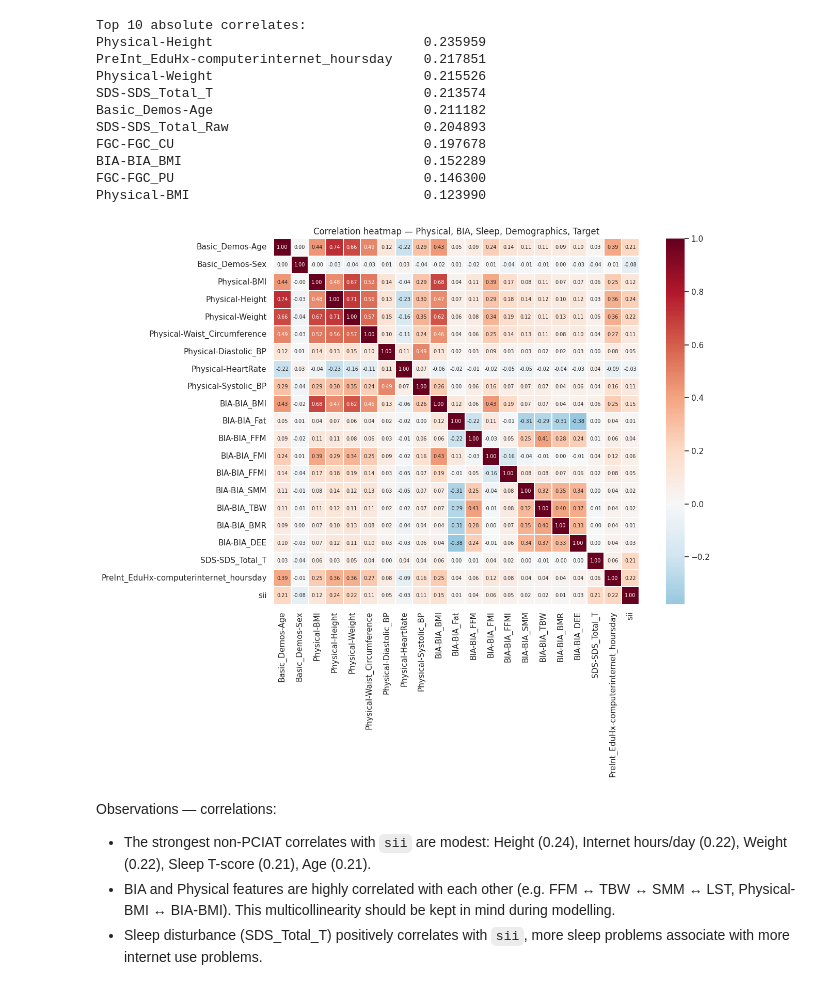
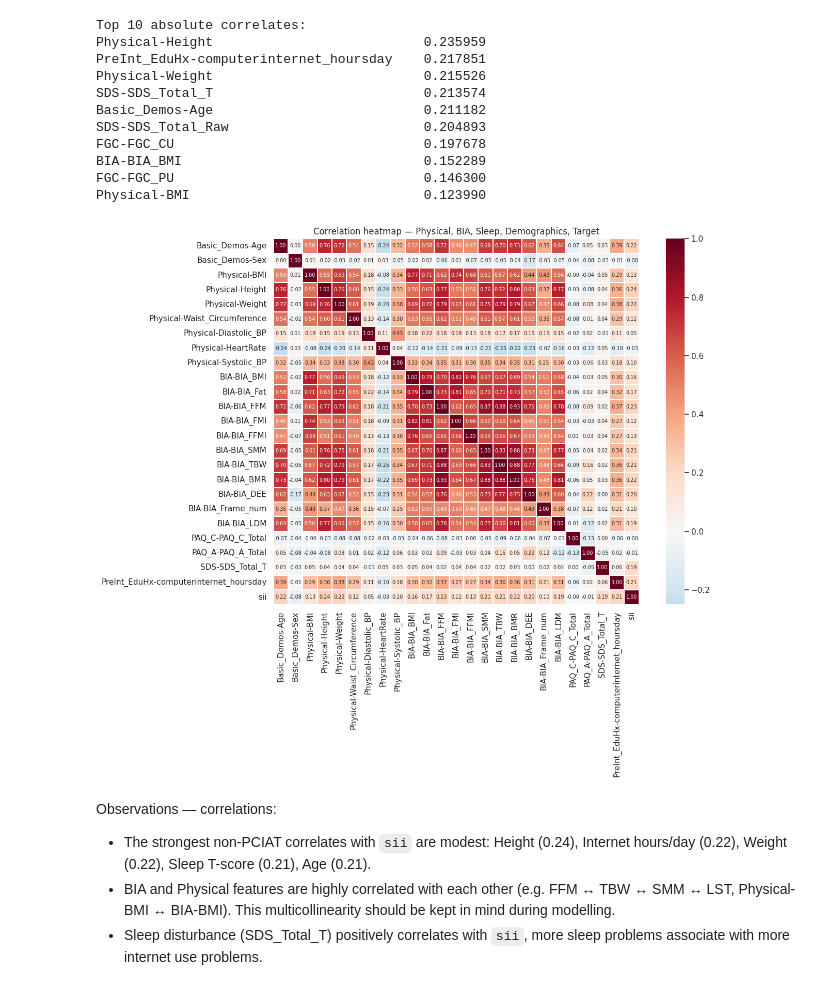
Before and after one commit to GiulioBartoloni/DataMining2, a Jupyter notebook: CMI/src/module_0.ipynb, the cells around one changed output. Saved outputs shown, nothing was run; the diff lists cells and outputs as text; code cells hidden in the pictures.

```diff
--- a/CMI/src/module_0.ipynb
+++ b/CMI/src/module_0.ipynb
@@ -249,26 +249,26 @@ Physical-BMI                              0.123990
 # %%
 # Correlation heatmap among feature groups (Physical + BIA + FGC + Demographics)
 keep_for_heatmap = [
     "Basic_Demos-Age", "Basic_Demos-Sex",
     "Physical-BMI", "Physical-Height", "Physical-Weight",
     "Physical-Waist_Circumference", "Physical-Diastolic_BP",
     "Physical-HeartRate", "Physical-Systolic_BP",
     "BIA-BIA_BMI", "BIA-BIA_Fat", "BIA-BIA_FFM", "BIA-BIA_FMI",
     "BIA-BIA_FFMI", "BIA-BIA_SMM", "BIA-BIA_TBW", "BIA-BIA_BMR",
-    "BIA-BIA_DEE",
+    "BIA-BIA_DEE", "BIA-BIA_Frame_num", "BIA-BIA_LDM", "PAQ_C-PAQ_C_Total", "PAQ_A-PAQ_A_Total",
     "SDS-SDS_Total_T", "PreInt_EduHx-computerinternet_hoursday",
     "sii",
 ]
 
-corr_mat = df[keep_for_heatmap].corr()
+corr_mat = df[keep_for_heatmap].corr(method="spearman")
 fig, ax = plt.subplots(figsize=(14, 11))
 sns.heatmap(corr_mat, annot=True, fmt=".2f", cmap="RdBu_r", center=0,
             square=True, linewidths=0.3, ax=ax, annot_kws={"size": 7})
 ax.set_title("Correlation heatmap — Physical, BIA, Sleep, Demographics, Target")
 plt.tight_layout()
 plt.show()
 # %% [output]
-[figure, old version]
+[figure, new version]
 # %% [markdown]
 Observations — correlations:
 - The strongest non-PCIAT correlates with `sii` are modest: Height (0.24), Internet hours/day (0.22), Weight (0.22), Sleep T-score (0.21), Age (0.21).
```
Also changed, not shown: parts of 4 cells of this notebook, 7 other files.
